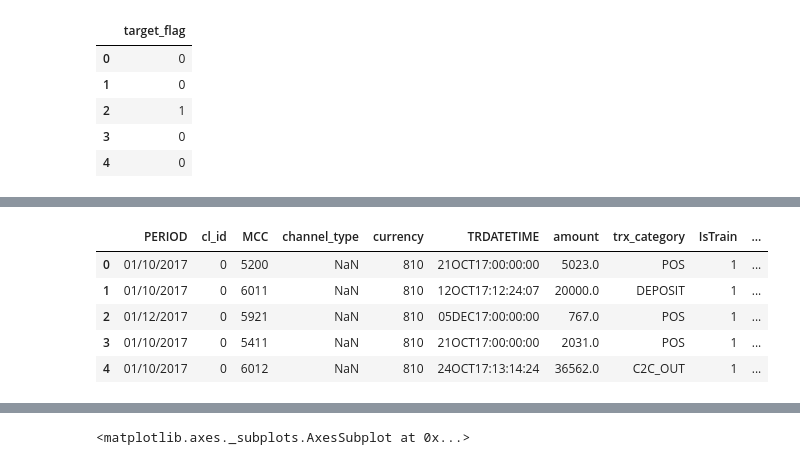
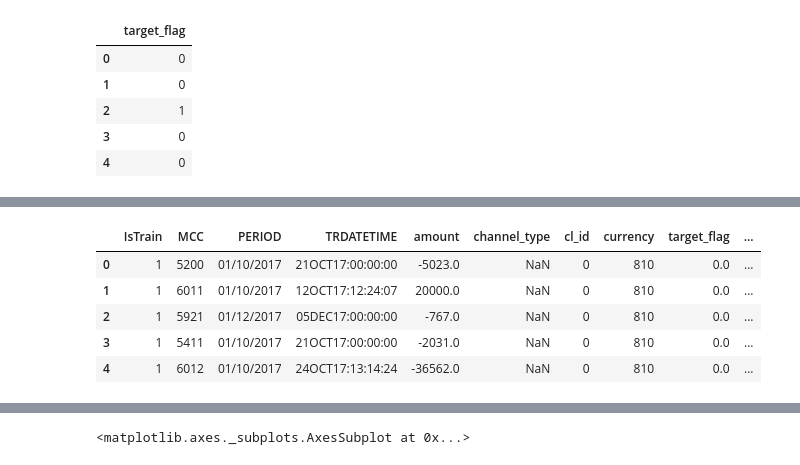
Before and after one commit to dikoobraz87/DZ_solutions, a Jupyter notebook: Block 3/FE_Homework_1.ipynb, the cells around one changed output, grey strips where cells are left out. Saved outputs shown, nothing was run; the diff lists cells and outputs as text; code cells hidden in the pictures.

```diff
--- a/Block 3/FE_Homework_1.ipynb
+++ b/Block 3/FE_Homework_1.ipynb
@@ -60,3 +125,14 @@ train_test = pd.concat( [train, test], axis = 0 )
+# %%
+##mccs(train_test_mcc)
+
+train_test.head()
+# %% [output]
+|  | IsTrain | MCC | PERIOD | TRDATETIME | amount | channel_type | cl_id | currency | target_flag | ... |
+| 0 | 1 | 5200 | 01/10/2017 | 21OCT17:00:00:00 | -5023.0 | NaN | 0 | 810 | 0.0 | ... |
+| 1 | 1 | 6011 | 01/10/2017 | 12OCT17:12:24:07 | 20000.0 | NaN | 0 | 810 | 0.0 | ... |
+| 2 | 1 | 5921 | 01/12/2017 | 05DEC17:00:00:00 | -767.0 | NaN | 0 | 810 | 0.0 | ... |
+| 3 | 1 | 5411 | 01/10/2017 | 21OCT17:00:00:00 | -2031.0 | NaN | 0 | 810 | 0.0 | ... |
+| 4 | 1 | 6012 | 01/10/2017 | 24OCT17:13:14:24 | -36562.0 | NaN | 0 | 810 | 0.0 | ... |
 # %%
 train_test_mcc = train_test.merge( mcc, how = 'left', left_on = 'MCC', right_on = 'MCC' )
 # %%
@@ -77,13 +153,3 @@ train_test_mcc.Year = train_test_mcc.Year + 2000
 # Add function to convert to DateTime and apply it
 train_test_mcc['DateTimeFormated'] = train_test_mcc['Year'].astype(str)+'-'+train_test_mcc['Month'].astype(str)
 train_test_mcc['DateTimeFormated']= pd.to_datetime(train_test_mcc['DateTimeFormated']+ '-'+train_test_mcc['Date'].astype(str)+ ' '+train_test_mcc['Hour'].astype(str)+ ':00:00')
-# %%
-
-train_test_mcc.head()
-# %% [output]
-|  | PERIOD | cl_id | MCC | channel_type | currency | TRDATETIME | amount | trx_category | IsTrain | ... |
-| 0 | 01/10/2017 | 0 | 5200 | NaN | 810 | 21OCT17:00:00:00 | 5023.0 | POS | 1 | ... |
-| 1 | 01/10/2017 | 0 | 6011 | NaN | 810 | 12OCT17:12:24:07 | 20000.0 | DEPOSIT | 1 | ... |
-| 2 | 01/12/2017 | 0 | 5921 | NaN | 810 | 05DEC17:00:00:00 | 767.0 | POS | 1 | ... |
-| 3 | 01/10/2017 | 0 | 5411 | NaN | 810 | 21OCT17:00:00:00 | 2031.0 | POS | 1 | ... |
-| 4 | 01/10/2017 | 0 | 6012 | NaN | 810 | 24OCT17:13:14:24 | 36562.0 | C2C_OUT | 1 | ... |
```
Also changed, not shown: parts of 28 cells of this notebook, 2 other files.
